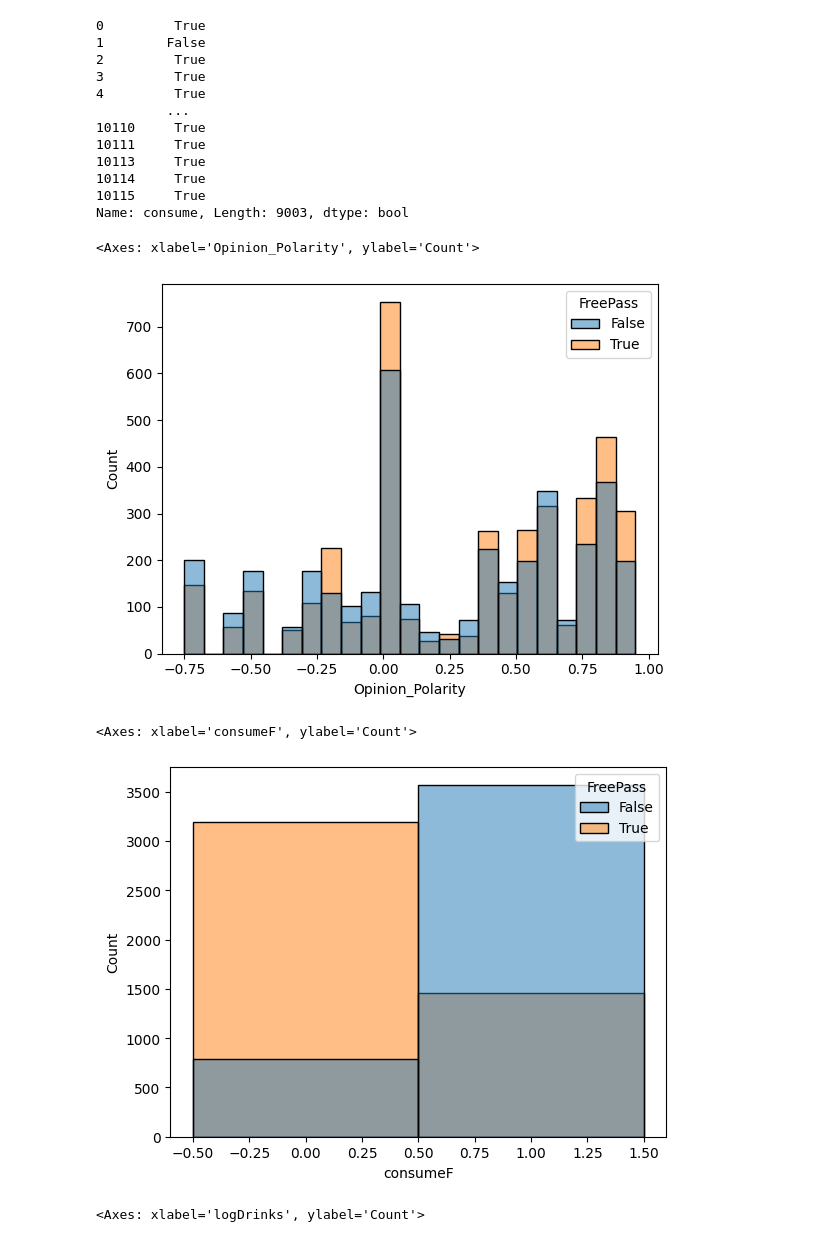
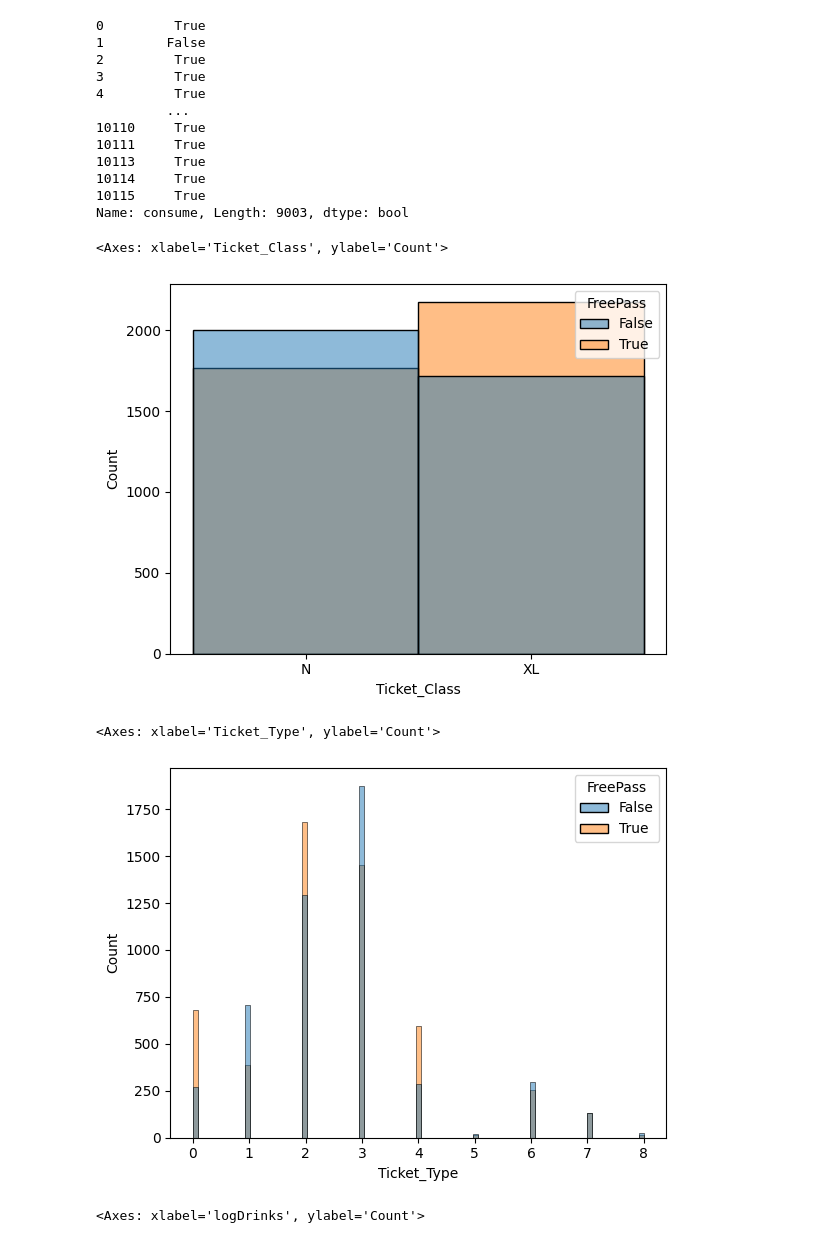
Before and after one commit to peter-clark/intro-to-ml, a Jupyter notebook: pipeline.ipynb, the cells around one changed output. Saved outputs shown, nothing was run; the diff lists cells and outputs as text; code cells hidden in the pictures.

```diff
--- a/pipeline.ipynb
+++ b/pipeline.ipynb
@@ -310,15 +347,15 @@ data['consume']
 10115     True
 Name: consume, Length: 9003, dtype: bool
 # %%
-sns.histplot(data, x='Opinion_Polarity', hue='FreePass')
+sns.histplot(data, x='Ticket_Class', hue='FreePass')
 # %% [output]
-<Axes: xlabel='Opinion_Polarity', ylabel='Count'>
+<Axes: xlabel='Ticket_Class', ylabel='Count'>
-[figure, old version]
+[figure, new version]
 # %%
-sns.histplot(data, x='consumeF',discrete=True, hue='FreePass')
+sns.histplot(data=data_cat, x='Ticket_Type',hue='FreePass')
 # %% [output]
-<Axes: xlabel='consumeF', ylabel='Count'>
+<Axes: xlabel='Ticket_Type', ylabel='Count'>
-[figure, old version]
+[figure, new version]
 # %%
 mu=data['AvgTime'].mean()
 data['t_adj']=np.where(
```
Also changed, not shown: parts of 10 cells of this notebook.
